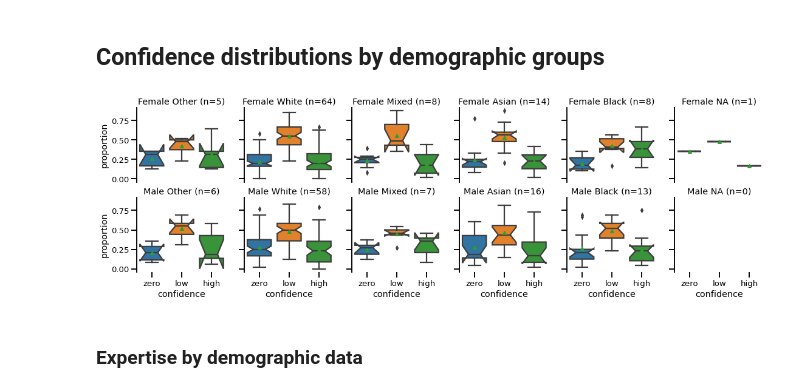
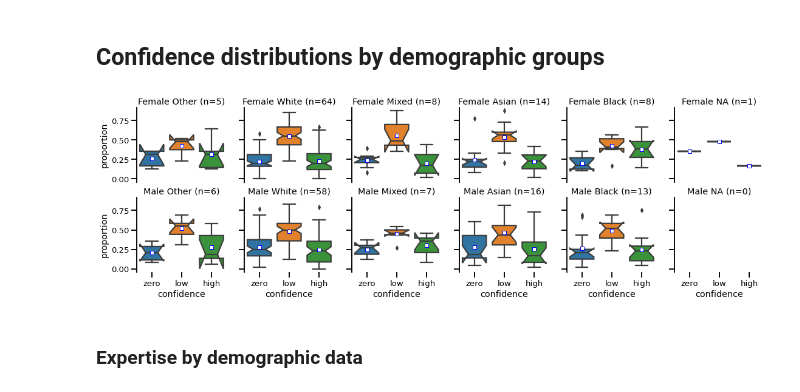
Before and after one commit to axelabels/fakenews, a Jupyter notebook: analysis.ipynb, the cells around one changed output. Drawn from its saved outputs; the diff is of its cells as text; code cells hidden in the pictures.

Commit message:
adds means to boxplots

```diff
--- a/analysis.ipynb
+++ b/analysis.ipynb
@@ -282,7 +282,7 @@ for headline_group_name in ["age","ethnicity","gender"]:
     subdf = err_df[err_df['headline_group']==headline_group_name].sort_values(by="sentiment").copy() #age
     subdf["genuine"]=subdf.genuine.replace({1:"genuine",0:"altered"})
 
-    g=sns.boxplot(subdf,y="average_error",x="sentiment",hue="genuine",notch=True,hue_order=["altered","genuine",],palette=sns.color_palette("muted"),saturation=1)
+    g=sns.boxplot(subdf,y="average_error",x="sentiment",hue="genuine",notch=True,hue_order=["altered","genuine",],palette=sns.color_palette("muted"),saturation=1,showmeans=True,meanprops={"marker":"s","markerfacecolor":"white", "markeredgecolor":"blue"})
 
 
     # Extract the number of levels and their names
@@ -445,35 +445,35 @@ for target_name in ("advice",):
     fig.set_size_inches(18.5, 5)
     N_SIMS=1
     for eg,expert_gender in enumerate(expert_genders):
         for ee,expert_eth in enumerate(expert_eths):
             means_irrelevant = []
             importances=[]
             confidences = prol_data[(prol_data['expert_sex']==expert_gender)&(prol_data['expert_ethnicity']==expert_eth)].confidence
             d = prol_data[(prol_data['expert_sex']==expert_gender)&(prol_data['expert_ethnicity']==expert_eth)].groupby(by=["expert_id","confidence"]).count().reset_index().copy()
             d["age cat"]="tmp"
             for expert_id in d.expert_id.unique():
                 d.loc[d.eval("expert_id == @expert_id"),"age cat"] = prol_data.query("expert_id == @expert_id")["age cat"].values[0]
             counts = d[["confidence","original","age cat"]].copy()
             counts["original"]/=48
             counts.columns = ["confidence","proportion","age category"]
-            sns.boxplot(counts,ax=axs[eg,ee],x="confidence",y="proportion",showmeans=True,notch=True,order=["zero","low","high"])
+            sns.boxplot(counts,ax=axs[eg,ee],x="confidence",y="proportion",showmeans=True,notch=True,order=["zero","low","high"],meanprops={"marker":"s","markerfacecolor":"white", "markeredgecolor":"blue"})
 
             if eg==1:
                 axs[eg,ee].set_xticks([0,1,2])
             else:
                 axs[eg,ee].set_xticks([])
                 axs[eg,ee].set_xlabel(None)
             if ee==0:
                 axs[eg,ee].set_ylabel("proportion")
             else:
                 axs[eg,ee].set_ylabel(None)
             axs[eg,ee].set_title(f"{expert_gender} {expert_eth} (n={len(confidences)//(16*3)})")
             sns.despine(ax=axs[eg,ee],bottom=True)
             pass
     plt.savefig(os.path.join(figure_dir,f"confidence_boxplots.pdf"),bbox_inches="tight")
     plt.show()
 # %% [output]
-[figure, old version]
+[figure, new version]
 # %% [markdown]
 ### Expertise by demographic data
 # %%
```
Also changed, not shown: parts of 4 cells of this notebook.
